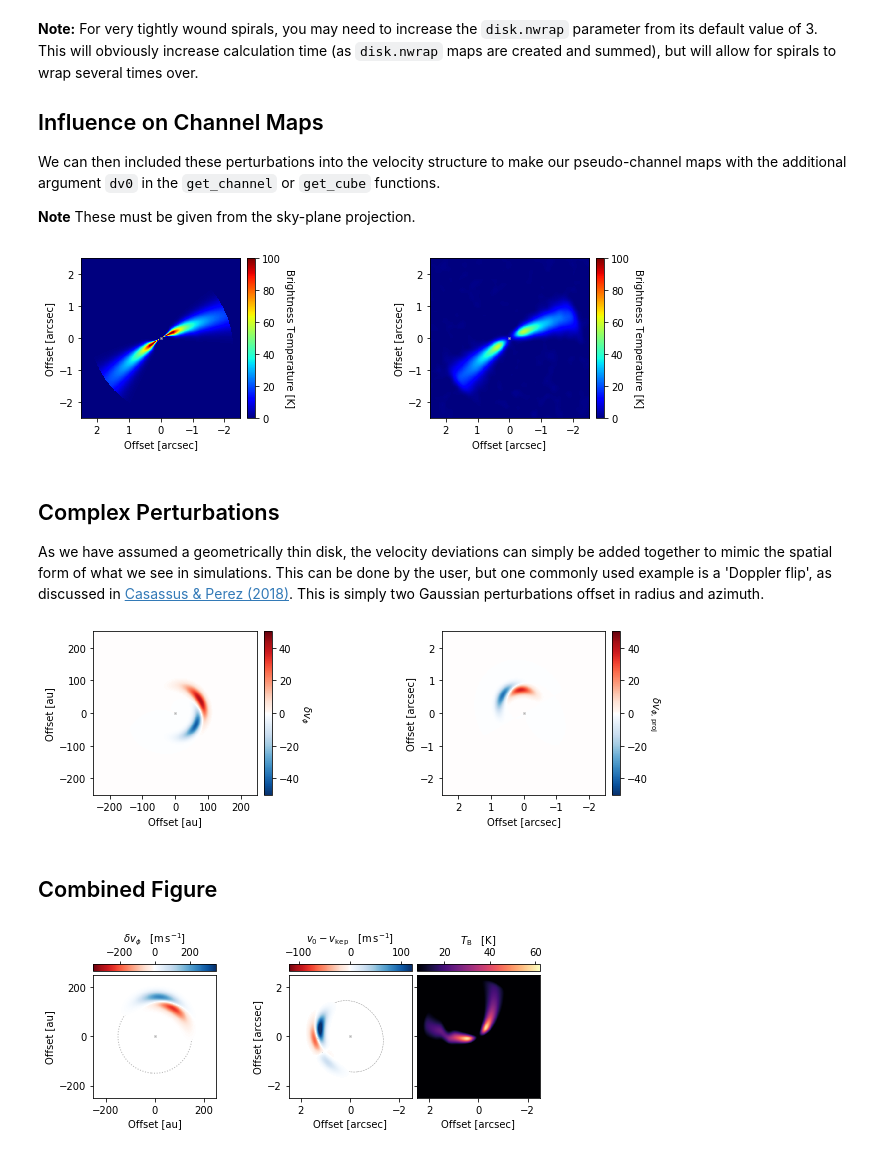
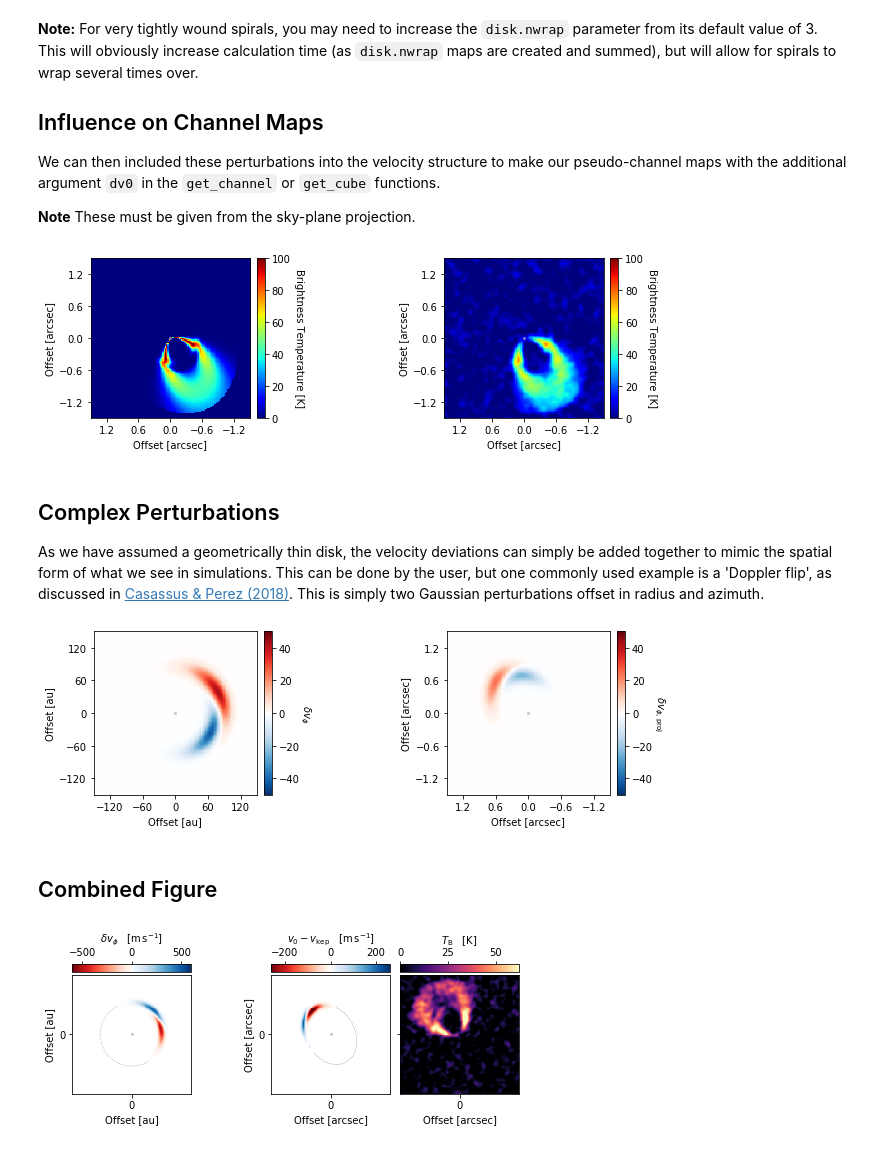
Before and after one commit to richteague/wrinkleology, a Jupyter notebook: HowTo - Velocity Perturbations.ipynb, the cells around one changed output. Saved outputs shown, nothing was run; the diff lists cells and outputs as text; code cells hidden in the pictures.

```diff
--- a/HowTo - Velocity Perturbations.ipynb
+++ b/HowTo - Velocity Perturbations.ipynb
@@ -9,7 +9,7 @@ import matplotlib.pyplot as plt
 from simple_disk import simple_disk
 
 # Generate a simple_disk instance.
-disk = simple_disk(inc=30.0, PA=30.0, mstar=0.5, FOV=5.0, Npix=512)
+disk = simple_disk(inc=40.0, PA=30.0, mstar=0.5, r_max=150.0, FOV=3.0, Npix=128)
 # %% [markdown]
 ## Perturbations
 
@@ -111,26 +111,26 @@ We can then included these perturbations into the velocity structure to make our
 # %%
 fig, axs = plt.subplots(ncols=2, figsize=(10, 3))
 
 ax = axs[0]
-dv = disk.rotational_perturbation(dv=50.0, r0=0.8, t0=0., dr=0.1, dt=150.0, beta=10.0, projection='sky')
-im = ax.imshow(disk.get_channel(v_min=-150., v_max=-50., dv0=dv),
+dv = disk.rotational_perturbation(dv=500.0, r0=0.6, t0=0.0, dr=0.05, dt=0.0, projection='sky')
+im = ax.imshow(disk.get_channel(v_min=-1200., v_max=-1250., dv0=dv),
                origin='lower', extent=disk.extent_sky,
                vmin=0, vmax=100, cmap='jet')
 disk.format_sky_plot(ax)
 cb = plt.colorbar(im, ax=ax, pad=0.02)
 cb.set_label('Brightness Temperature [K]', rotation=270, labelpad=13)
 
 ax = axs[1]
-im = ax.imshow(disk.get_channel(v_min=-150., v_max=-50., dv0=dv, bmaj=0.2, rms=0.5),
+im = ax.imshow(disk.get_channel(v_min=-1200., v_max=-1250., dv0=dv, bmaj=0.1, rms=3.0),
                origin='lower', extent=disk.extent_sky,
                vmin=0, vmax=100, cmap='jet')
 disk.format_sky_plot(ax)
 cb = plt.colorbar(im, ax=ax, pad=0.02)
 cb.set_label('Brightness Temperature [K]', rotation=270, labelpad=13)
 
 plt.tight_layout()
 # %% [output]
-[figure, old version]
+[figure, new version]
 # %% [markdown]
 ## Complex Perturbations
 
@@ -154,7 +154,7 @@ cb.set_label(r'$\delta v_{\phi,\, {\rm proj}}$', rotation=270, labelpad=13)
 
 plt.tight_layout()
 # %% [output]
-[figure, old version]
+[figure, new version]
 # %% [markdown]
 ## Combined Figure
 # %%
@@ -163,10 +163,10 @@ from matplotlib.ticker import MultipleLocator
 # %%
 # doppler flip comparison.
 
-dv = 350.  # velocity of the perturbations in [m/s]
-r0 = 150.  # radius of flip center in [au]
-t0 = 70.   # polar angle of flip center in [deg]
-dr = 15.   # radial width in [au]
+dv = 600.  # velocity of the perturbations in [m/s]
+r0 = 80.   # radius of flip center in [au]
+t0 = 30.   # polar angle of flip center in [deg]
+dr = 5.    # radial width in [au]
 dt = 20.   # arc length of flip in [au]
 
 # we use here trim_values to cut out all velocity perturbations less than +\- 1m/s for plotting.
@@ -176,7 +176,7 @@ dv_disk = disk.doppler_flip(dv, r0, t0, dr, dt, projection='disk', trim_values=1
 
 # make the figure
 
-fig, axs = plt.subplots(ncols=4, figsize=(8, 3), gridspec_kw=dict(width_ratios=(1, 0.5, 1, 1), wspace=0.05))
+fig, axs = plt.subplots(ncols=4, figsize=(8, 3), gridspec_kw=dict(width_ratios=(1, 0.5, 1, 1), wspace=0.1))
 
 # in the disk plane
 
@@ -207,7 +207,7 @@ axs[1].axis('off')
 ax = axs[2]
 ax.scatter(0, 0, marker='x', color='0.7', lw=1.0, s=4)
 
-im = ax.imshow(dv_sky, origin='lower', vmin=-120, vmax=120,
+im = ax.imshow(dv_sky, origin='lower', vmin=-260, vmax=260,
                extent=disk.extent_sky, cmap=disk.RdBu())
 disk.plot_radii(ax, rvals=[r0/disk.dist], contour_kwargs=dict(zorder=-1))
 cax = make_axes_locatable(ax).append_axes('top', size='6%', pad=0.05)
@@ -226,8 +226,8 @@ ax.set_ylabel('Offset [arcsec]')
 
 ax = axs[3]
 dv_sky = disk.doppler_flip(dv, r0 / disk.dist, t0, dr / disk.dist, dt, projection='sky')
-channel = disk.get_channel(v_min=350, v_max=500, dv0=dv_sky, bmaj=0.2)
-im = ax.imshow(channel, origin='lower', vmin=8, vmax=62, extent=disk.extent_sky, cmap='magma')
+channel = disk.get_channel(v_min=950, v_max=1050, dv0=dv_sky, bmaj=0.1, rms=5.0)
+im = ax.imshow(channel, origin='lower', vmin=0, vmax=62, extent=disk.extent_sky, cmap='magma')
 cax = make_axes_locatable(ax).append_axes('top', size='6%', pad=0.05)
 cb = plt.colorbar(im, cax=cax, orientation='horizontal')
 cb.set_label(r'$T_{\rm B} \quad [{\rm K}]$')
@@ -243,4 +243,4 @@ ax.set_title('Representitive Channel', fontsize=7)
 
 plt.savefig('dopplerflip_comparison.png', bbox_inches='tight', dpi=300)
 # %% [output]
-[figure, old version]
+[figure, new version]
```
Also changed, not shown: parts of 3 cells of this notebook, 3 other files.
